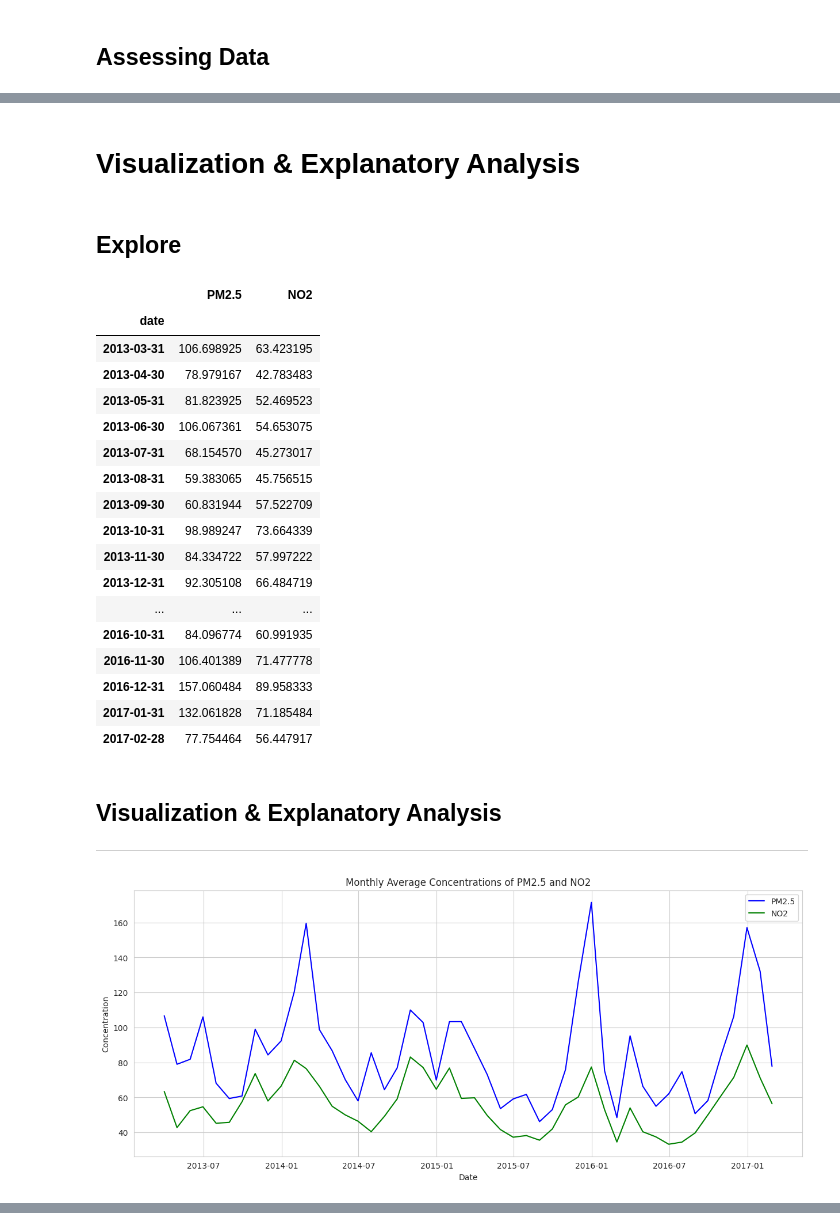
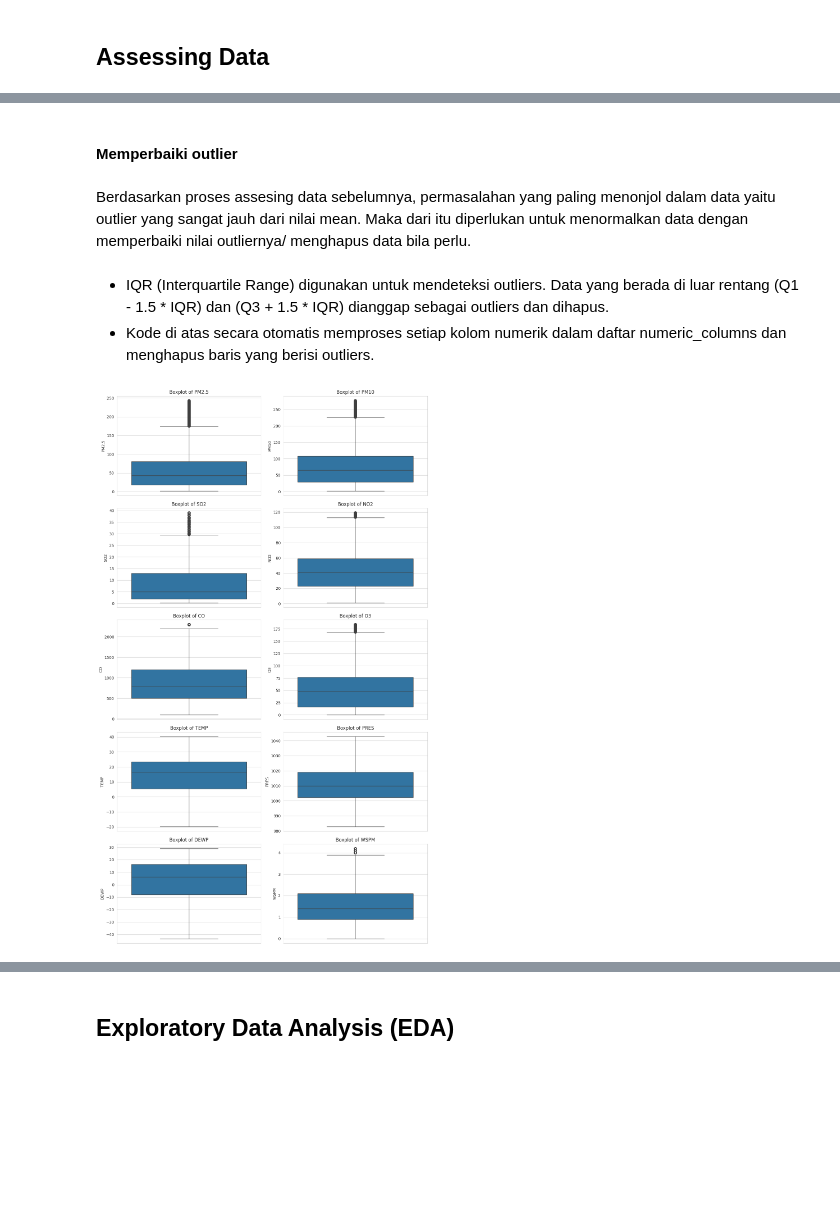
Before and after one commit to Amamiyakun02/Belajar_Analisis_Data, a Jupyter notebook: notebook.ipynb, the cells around one changed output, grey strips where cells are left out. Cells and saved outputs as stored; diff of their text form; code cells hidden in the pictures; blank space fills up the shorter version.

Commit message:
update data

```diff
--- a/notebook.ipynb
+++ b/notebook.ipynb
@@ -131,45 +231,45 @@ duplicates, constant_columns, data_types, summary_statistics
 # %% [markdown]
-# **Visualization & Explanatory Analysis**
+#### Memperbaiki outlier
 # %% [markdown]
-## Explore
+Berdasarkan proses assesing data sebelumnya, permasalahan yang paling menonjol dalam data yaitu outlier yang sangat jauh dari nilai mean. Maka dari itu diperlukan untuk menormalkan data dengan memperbaiki nilai outliernya/ menghapus data bila perlu.
 # %%
-data_imputed['date'] = pd.to_datetime(data_imputed[['year', 'month', 'day', 'hour']])
-data_time_series = data_imputed[['date', 'PM2.5', 'NO2']].set_index('date').resample('ME').mean()
-data_time_series
+# Fungsi untuk mendeteksi dan menghapus outliers menggunakan IQR
+def remove_outliers(df, columns):
+    for col in columns:
+        Q1 = df[col].quantile(0.25)
+        Q3 = df[col].quantile(0.75)
+        IQR = Q3 - Q1
+        lower_bound = Q1 - 1.5 * IQR
+        upper_bound = Q3 + 1.5 * IQR
+        # Menghapus data yang berada di luar lower_bound dan upper_bound
+        df = df[(df[col] >= lower_bound) & (df[col] <= upper_bound)]
+    return df
+
+# Daftar kolom numerik yang akan diperiksa outliers
+numeric_columns = ['PM2.5', 'PM10', 'SO2', 'NO2', 'CO', 'O3', 'TEMP', 'PRES', 'DEWP', 'WSPM']
+
+# Menghapus outliers pada kolom yang dipilih
+cleanedData = remove_outliers(allData, numeric_columns)
-# %% [output]
-|  | PM2.5 | NO2 |
-| date |  |  |
-| 2013-03-31 | 106.698925 | 63.423195 |
-| 2013-04-30 | 78.979167 | 42.783483 |
-| 2013-05-31 | 81.823925 | 52.469523 |
-| 2013-06-30 | 106.067361 | 54.653075 |
-| 2013-07-31 | 68.154570 | 45.273017 |
-| 2013-08-31 | 59.383065 | 45.756515 |
-| 2013-09-30 | 60.831944 | 57.522709 |
-| 2013-10-31 | 98.989247 | 73.664339 |
-| 2013-11-30 | 84.334722 | 57.997222 |
-| 2013-12-31 | 92.305108 | 66.484719 |
-| ... | ... | ... |
-| 2016-10-31 | 84.096774 | 60.991935 |
-| 2016-11-30 | 106.401389 | 71.477778 |
-| 2016-12-31 | 157.060484 | 89.958333 |
-| 2017-01-31 | 132.061828 | 71.185484 |
-| 2017-02-28 | 77.754464 | 56.447917 |
 # %% [markdown]
-## Visualization & Explanatory Analysis
-
----
+- IQR (Interquartile Range) digunakan untuk mendeteksi outliers. Data yang berada di luar rentang (Q1 - 1.5 * IQR) dan (Q3 + 1.5 * IQR) dianggap sebagai outliers dan dihapus.
+- Kode di atas secara otomatis memproses setiap kolom numerik dalam daftar numeric_columns dan menghapus baris yang berisi outliers.
 # %%
-plt.figure(figsize=(15, 6))
-plt.plot(data_time_series.index, data_time_series['PM2.5'], label='PM2.5', color='blue')
-plt.plot(data_time_series.index, data_time_series['NO2'], label='NO2', color='green')
-plt.title('Monthly Average Concentrations of PM2.5 and NO2')
-plt.xlabel('Date')
-plt.ylabel('Concentration')
-plt.legend()
+# Daftar kolom yang akan dipetakan
+columns_to_plot = ['PM2.5', 'PM10', 'SO2', 'NO2', 'CO', 'O3', 'TEMP', 'PRES', 'DEWP', 'WSPM']
+
+# Membuat figure dengan 2 kolom dan 5 baris
+fig, axes = plt.subplots(5, 2, figsize=(12, 20))  # Ukuran diperbesar untuk menyesuaikan semua grafik
+
+# Flatten axes untuk memudahkan iterasi
+axes = axes.flatten()
+
+# Looping untuk membuat boxplot pada setiap subplot
+for i, column in enumerate(columns_to_plot):
+    sns.boxplot(y=cleanedData[column], ax=axes[i])
+    axes[i].set_title(f"Boxplot of {column}")
+
+# Menyesuaikan tata letak agar lebih rapi
+plt.tight_layout()
 plt.show()
-
-correlation_matrix = data_imputed[['PM2.5', 'PM10', 'SO2', 'NO2', 'CO', 'O3', 'TEMP', 'PRES', 'DEWP', 'RAIN', 'WSPM']].corr()
-correlation_matrix
 # %% [output]
-[figure, old version]
+[figure, new version]
@@ -188 +276,3 @@ correlation_matrix
+# %% [markdown]
+## Exploratory Data Analysis (EDA)
 # %%
```
Also changed, not shown: parts of 37 cells of this notebook, 7 other files.
